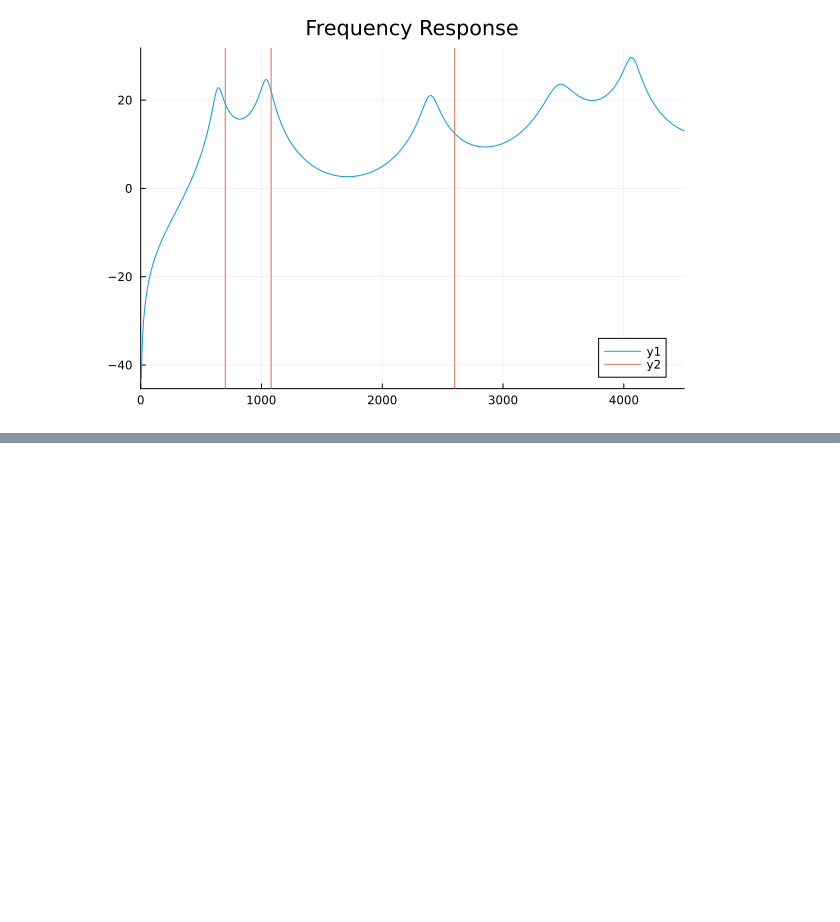
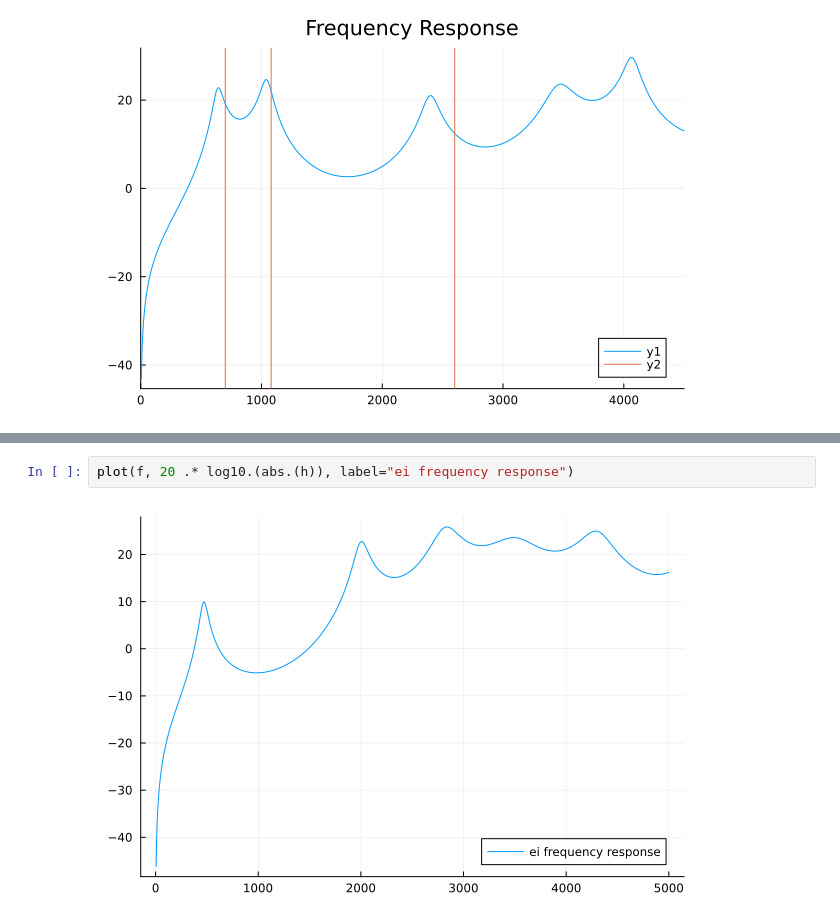
Before and after one commit to tschnoor/demonstration-notebooks, a Jupyter notebook: in_progress/transmission_line_model.ipynb, the cells around one changed output, grey strips where cells are left out. Drawn from its saved outputs; the diff is of its cells as text; blank space fills up the shorter version.

```diff
--- a/in_progress/transmission_line_model.ipynb
+++ b/in_progress/transmission_line_model.ipynb
@@ -202,0 +236,4 @@ vline!([700, 1080, 2600])
+# %%
+plot(f, 20 .* log10.(abs.(h)), label="ei frequency response")
+# %% [output]
+[figure, added]
```
Also changed, not shown: parts of 18 cells of this notebook, 3 other files.
